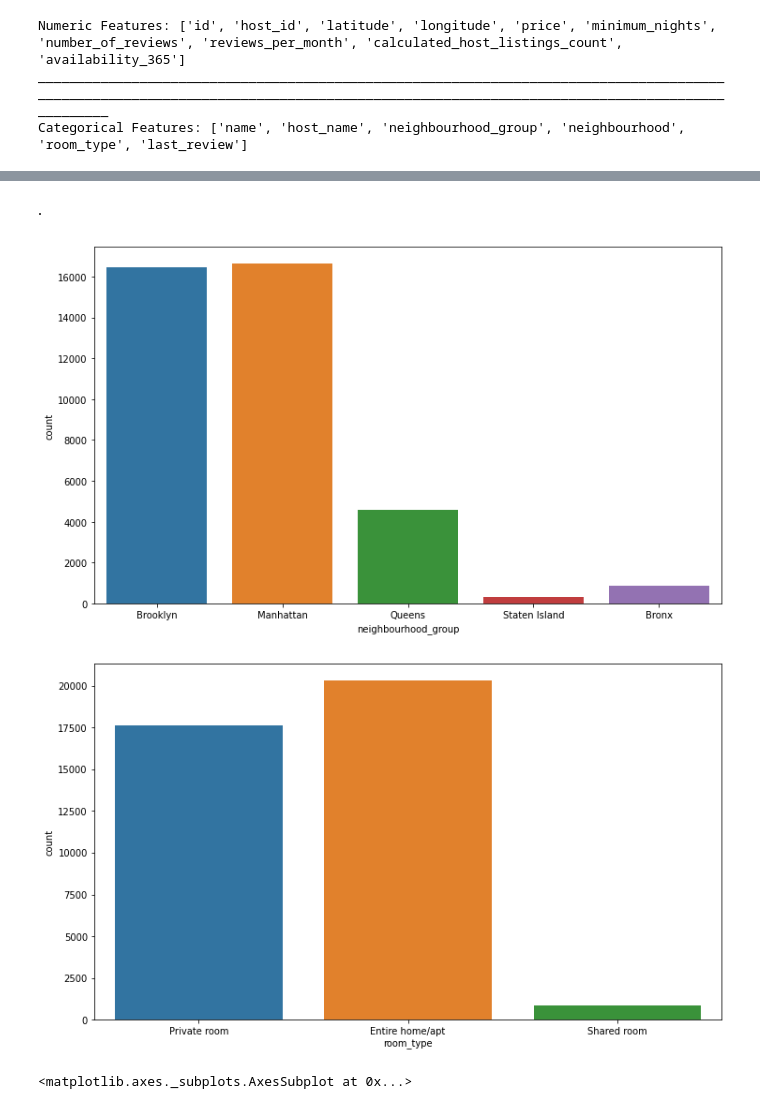
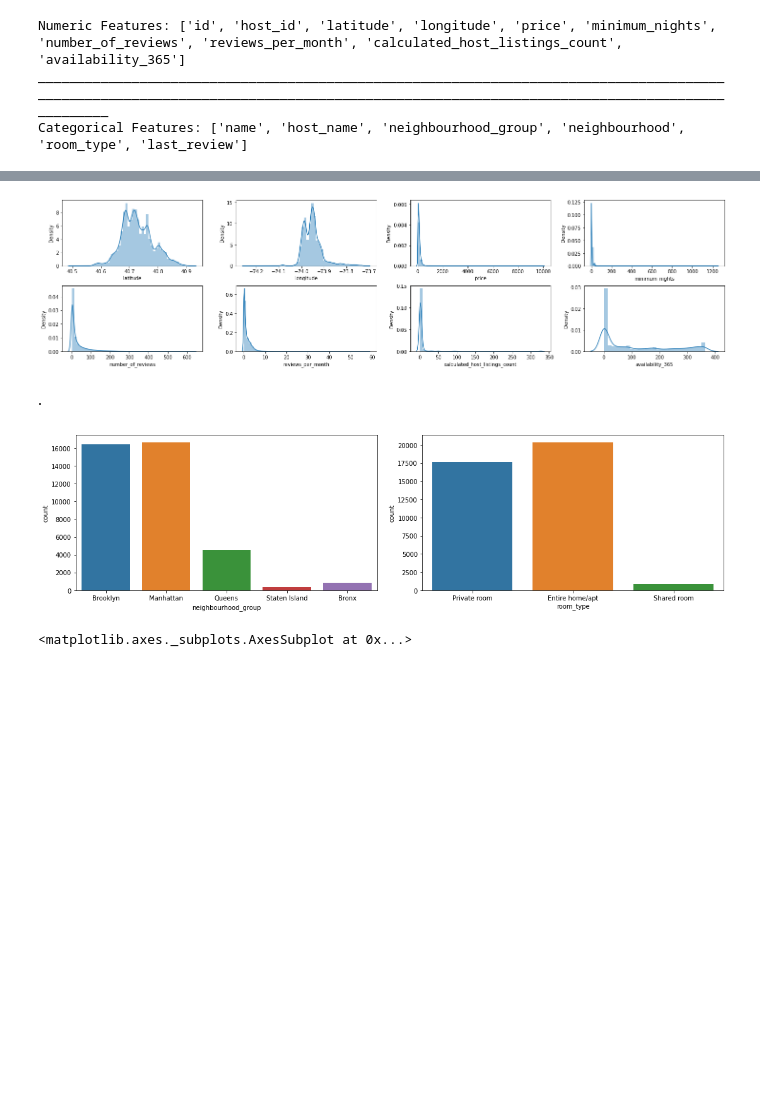
Before and after one commit to anishjohnson/Airbnb-Booking-Analysis, a Jupyter notebook: Airbnb_Bookings_Analysis_Anish_johnson.ipynb, the cells around one changed output, grey strips where cells are left out. Saved outputs shown, nothing was run; the diff lists cells and outputs as text; code cells hidden in the pictures; blank space fills up the shorter version.

```diff
--- a/Airbnb_Bookings_Analysis_Anish_johnson.ipynb
+++ b/Airbnb_Bookings_Analysis_Anish_johnson.ipynb
@@ -243,15 +231,33 @@ for i in numeric_features[2:]:  # Exclude id & host_id as they contain high card
+# %%
+# Lets check out the numeric_features to understand their distributions.
+
+names = numeric_features.values[2:]
+ncols = 4
+fig, axes = plt.subplots(2,ncols, figsize=(20,5))
+fig.tight_layout(h_pad=2, w_pad=4)
+
+for name, ax in zip(names, axes.flatten()):
+    sns.distplot(airbnb_data_copy[name], ax=ax)
+
+plt.show()
+# %% [output]
+[figure, added]
 # %% [markdown]
 .
 # %%
 # Checkout few categorical features. (exclude 'name', 'host_name', 'last_review', 'neighbourhood' as these type of data contain high cardinality)
 
-for i in categorical_fetures[2:5:2]:
-  feature = airbnb_data_copy[i]
-  sns.countplot(x=feature)
-  plt.show()
+names = categorical_fetures.values[2:5:2]
+ncols = 2
+fig, axes = plt.subplots(1,ncols, figsize=(15,4))
+fig.tight_layout(h_pad=2, w_pad=4)
+
+for name, ax in zip(names, axes.flatten()):
+    sns.countplot(airbnb_data_copy[name], ax=ax)
+
+plt.show()
 # %% [output]
-[figure, old version]
+[figure, new version]
-[figure, removed]
 # %%
 # Get the one-hot-encoding done for the above two categorical features.
 airbnb_data_copy = pd.get_dummies(airbnb_data_copy, columns=['neighbourhood_group', 'room_type'])
```
Also changed, not shown: parts of 16 cells of this notebook.
